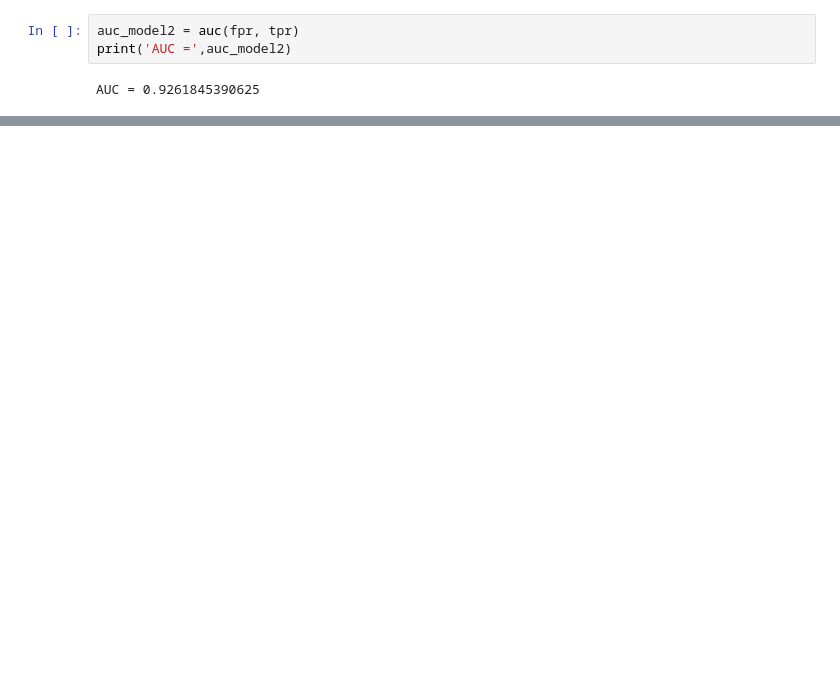
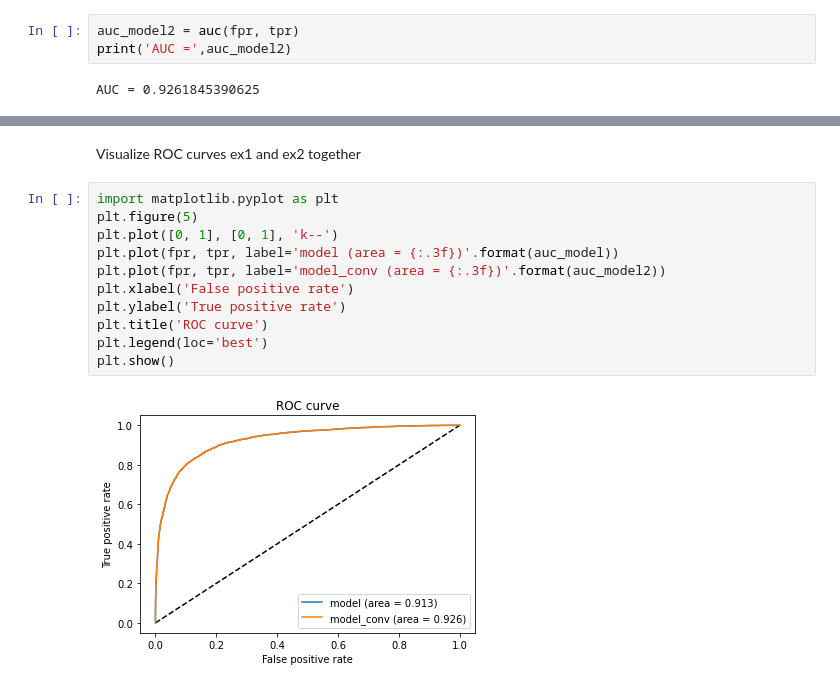
Before and after one commit to bonjasper/8p361-project-imaging, a Jupyter notebook: Mike/cnn_mike.ipynb, the cells around one changed output, grey strips where cells are left out. Drawn from its saved outputs; the diff is of its cells as text; blank space fills up the shorter version.

```diff
--- a/Mike/cnn_mike.ipynb
+++ b/Mike/cnn_mike.ipynb
@@ -365,0 +387,15 @@ plt.show()
+# %% [markdown]
+Visualize ROC curves ex1 and ex2 together
+# %%
+import matplotlib.pyplot as plt
+plt.figure(5)
+plt.plot([0, 1], [0, 1], 'k--')
+plt.plot(fpr, tpr, label='model (area = {:.3f})'.format(auc_model))
+plt.plot(fpr, tpr, label='model_conv (area = {:.3f})'.format(auc_model2))
+plt.xlabel('False positive rate')
+plt.ylabel('True positive rate')
+plt.title('ROC curve')
+plt.legend(loc='best')
+plt.show()
+# %% [output]
+[figure, added]
```
Also changed, not shown: parts of 9 cells of this notebook.
